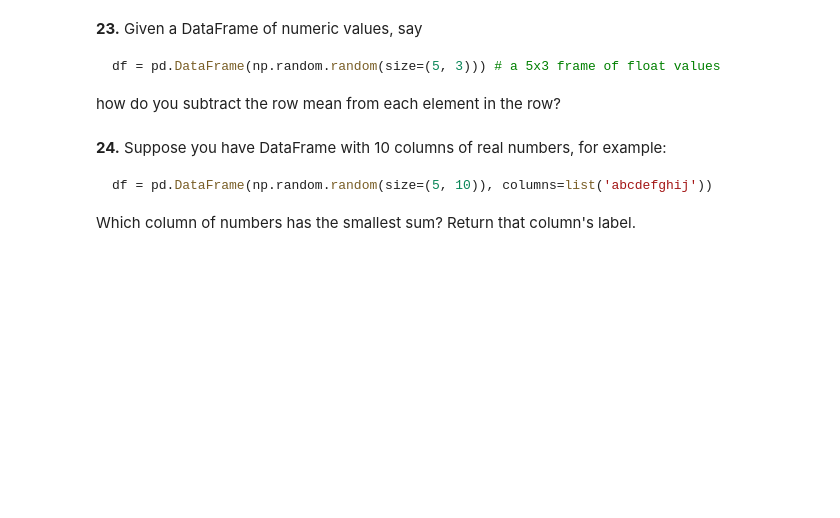
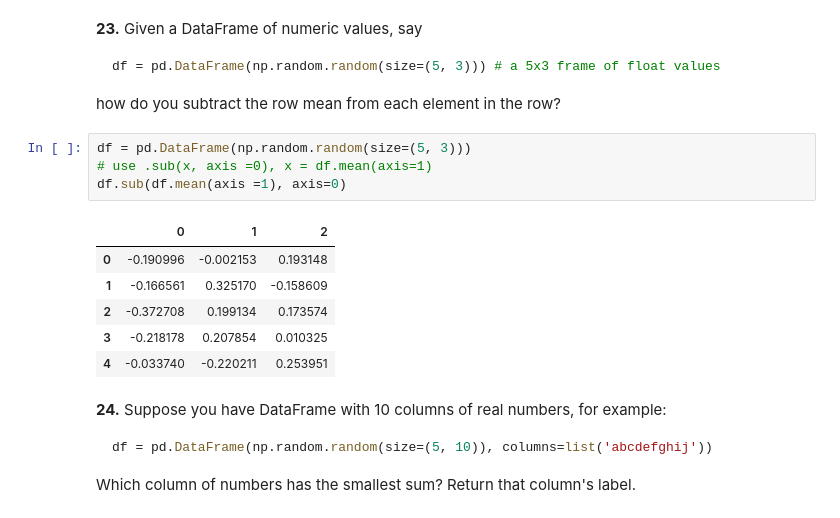
Before and after one commit to aarmonis/100-pandas-puzzles, a Jupyter notebook: 100-pandas-puzzles.ipynb, the cells around one changed output. Drawn from its saved outputs; the diff is of its cells as text; blank space fills up the shorter version.

````diff
--- a/100-pandas-puzzles.ipynb
+++ b/100-pandas-puzzles.ipynb
@@ -326,6 +357,17 @@ df = pd.DataFrame(np.random.random(size=(5, 3))) # a 5x3 frame of float values
 ```
 
 how do you subtract the row mean from each element in the row?
+# %%
+df = pd.DataFrame(np.random.random(size=(5, 3)))
+# use .sub(x, axis =0), x = df.mean(axis=1)
+df.sub(df.mean(axis =1), axis=0)
+# %% [output]
+|  | 0 | 1 | 2 |
+| 0 | -0.190996 | -0.002153 | 0.193148 |
+| 1 | -0.166561 | 0.325170 | -0.158609 |
+| 2 | -0.372708 | 0.199134 | 0.173574 |
+| 3 | -0.218178 | 0.207854 | 0.010325 |
+| 4 | -0.033740 | -0.220211 | 0.253951 |
 # %% [markdown]
 **24.** Suppose you have DataFrame with 10 columns of real numbers, for example:
 
````
Also changed, not shown: parts of 5 cells of this notebook.
